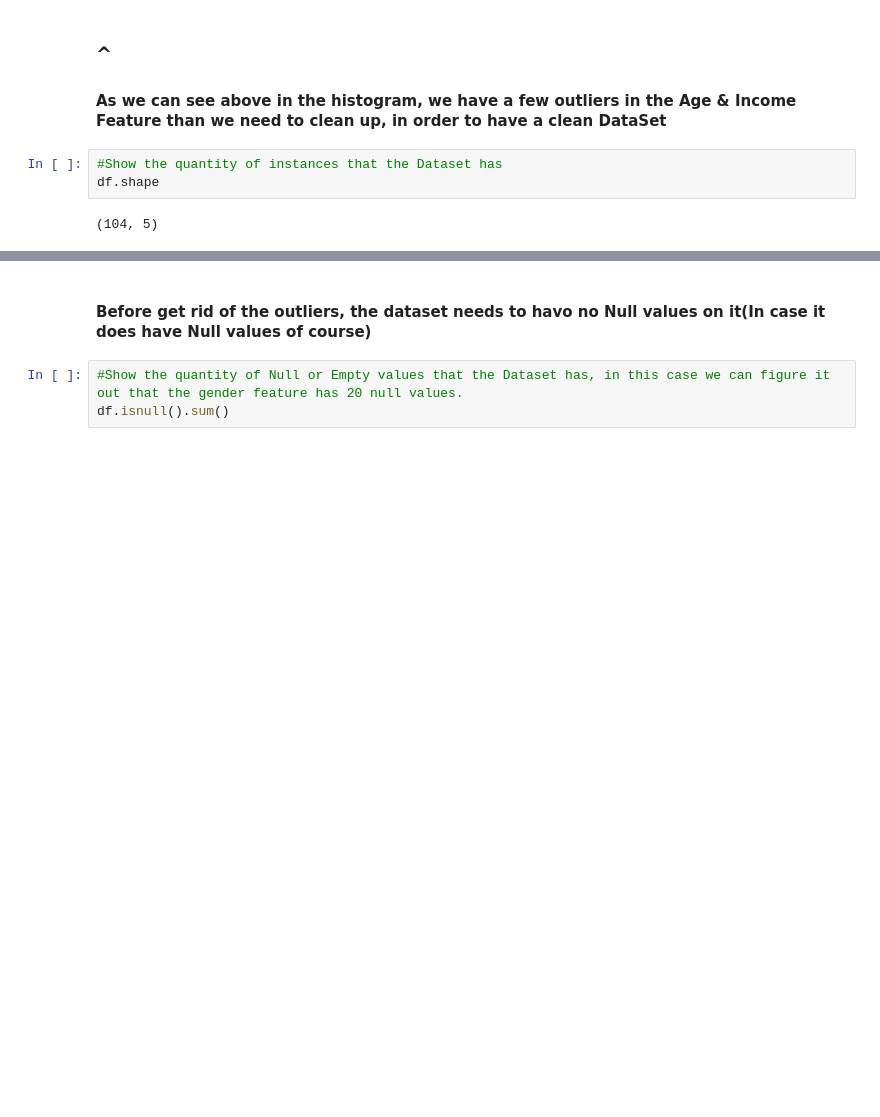
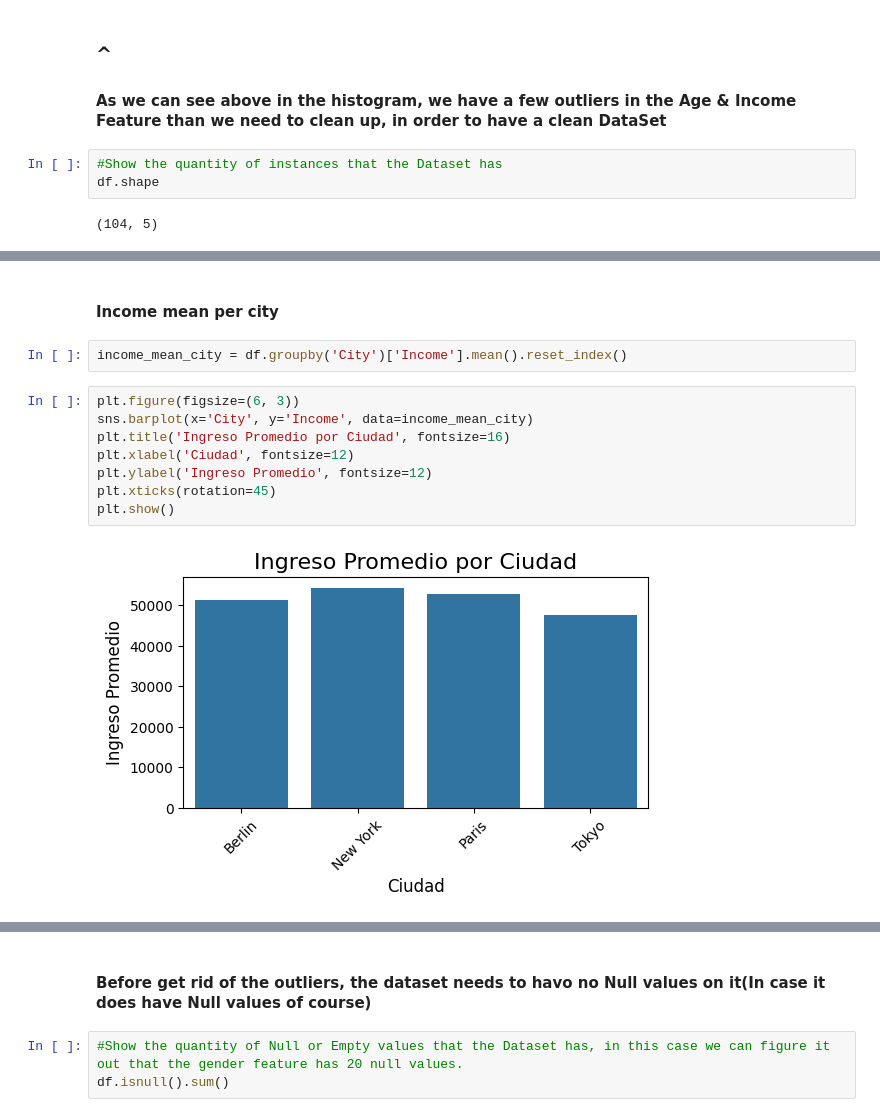
Before and after one commit to UPEN-Thaitiel/feature-engineering-and-decision-tree-Adiel-Delgado, a Jupyter notebook: Syntetic_Data_Cleaning.ipynb, the cells around one changed output, grey strips where cells are left out. Cells and saved outputs as stored; diff of their text form; blank space fills up the shorter version.

```diff
--- a/Syntetic_Data_Cleaning.ipynb
+++ b/Syntetic_Data_Cleaning.ipynb
@@ -75,0 +115,14 @@ df.shape
+# %% [markdown]
+#### Income mean per city
+# %%
+income_mean_city = df.groupby('City')['Income'].mean().reset_index()
+# %%
+plt.figure(figsize=(6, 3))
+sns.barplot(x='City', y='Income', data=income_mean_city)
+plt.title('Ingreso Promedio por Ciudad', fontsize=16)
+plt.xlabel('Ciudad', fontsize=12)
+plt.ylabel('Ingreso Promedio', fontsize=12)
+plt.xticks(rotation=45)
+plt.show()
+# %% [output]
+[figure, added]
```
Also changed, not shown: parts of 49 cells of this notebook, 1 other file.
